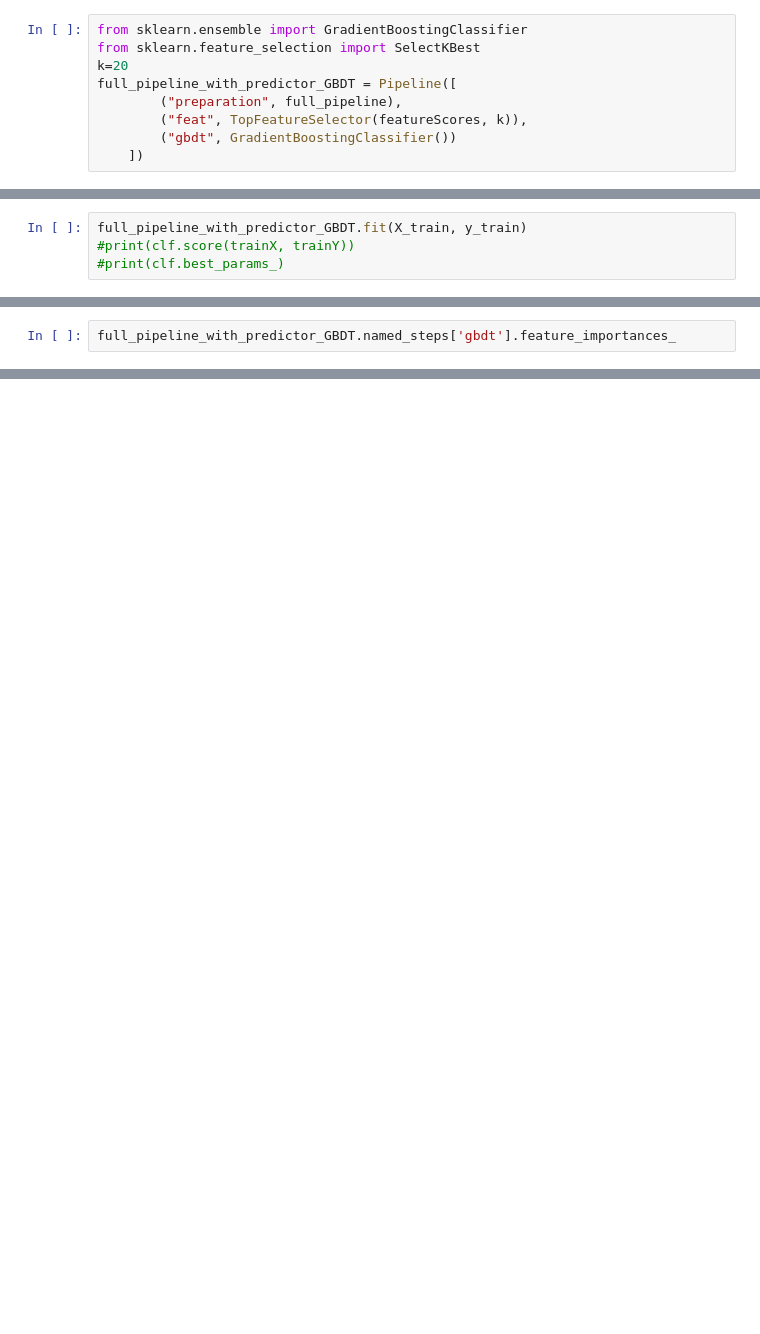
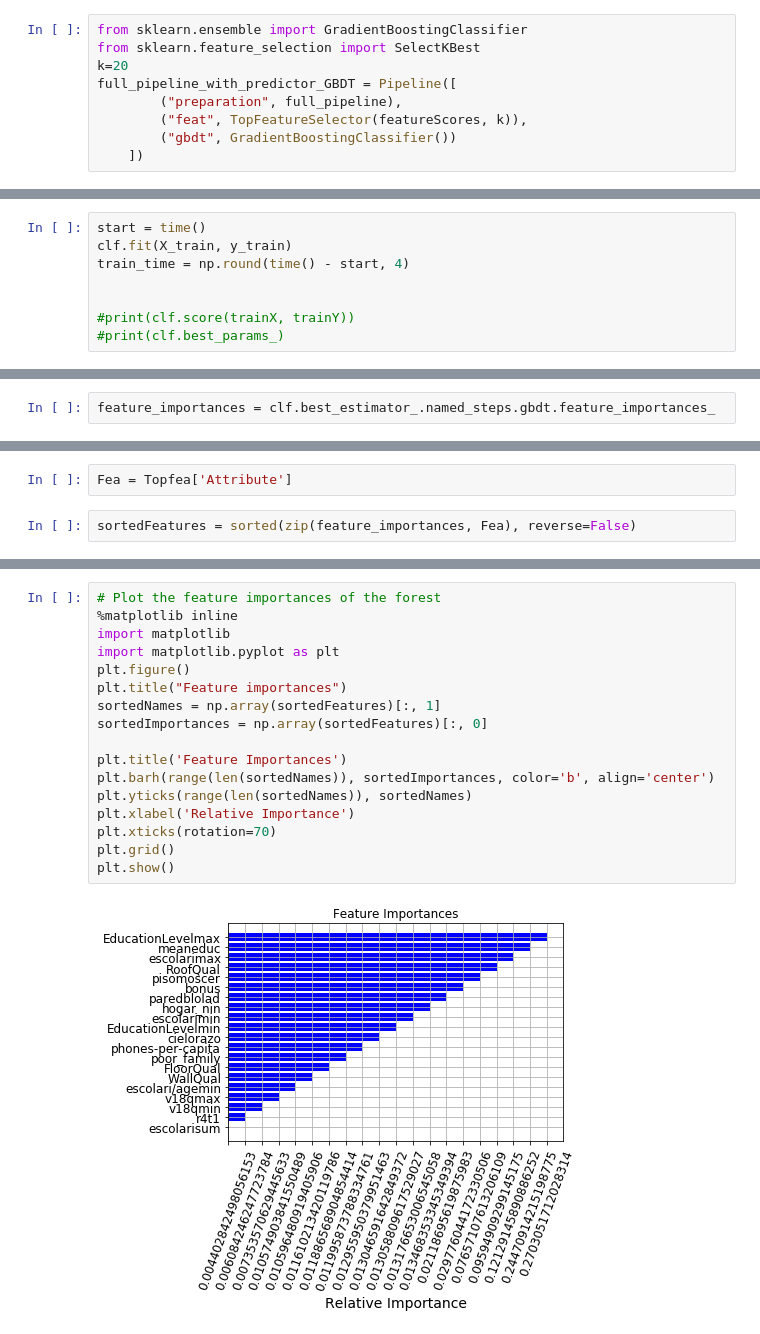
Before and after one commit to athakre/AML-, a Jupyter notebook: CostaRicaPovertyLevelPrediction.ipynb, the cells around one changed output, grey strips where cells are left out. Drawn from its saved outputs; the diff is of its cells as text; blank space fills up the shorter version.

```diff
--- a/CostaRicaPovertyLevelPrediction.ipynb
+++ b/CostaRicaPovertyLevelPrediction.ipynb
@@ -2963,4 +3079,8 @@ clf = GridSearchCV(full_pipeline_with_predictor_GBDT, parameters, cv=10, n_jobs=
 # %%
-full_pipeline_with_predictor_GBDT.fit(X_train, y_train)
+start = time()
+clf.fit(X_train, y_train)
+train_time = np.round(time() - start, 4)
+
+
 #print(clf.score(trainX, trainY))
 #print(clf.best_params_)
@@ -2975,2 +3120,2 @@ train_pred = full_pipeline_with_predictor_GBDT.predict(X_test)
 # %%
-full_pipeline_with_predictor_GBDT.named_steps['gbdt'].feature_importances_
+feature_importances = clf.best_estimator_.named_steps.gbdt.feature_importances_
@@ -2981,0 +3129,4 @@ array([0.06522472, 0.17278068, 0.37066326, 0.01778017, 0.01848402,
+# %%
+Fea = Topfea['Attribute']
+# %%
+sortedFeatures = sorted(zip(feature_importances, Fea), reverse=False)
@@ -2981,0 +3156,19 @@ array([0.06522472, 0.17278068, 0.37066326, 0.01778017, 0.01848402,
+# %%
+# Plot the feature importances of the forest
+%matplotlib inline
+import matplotlib
+import matplotlib.pyplot as plt
+plt.figure()
+plt.title("Feature importances")
+sortedNames = np.array(sortedFeatures)[:, 1]
+sortedImportances = np.array(sortedFeatures)[:, 0]
+
+plt.title('Feature Importances')
+plt.barh(range(len(sortedNames)), sortedImportances, color='b', align='center')
+plt.yticks(range(len(sortedNames)), sortedNames)
+plt.xlabel('Relative Importance')
+plt.xticks(rotation=70)
+plt.grid()
+plt.show()
+# %% [output]
+[figure, added]
```
Also changed, not shown: parts of 62 cells of this notebook.
